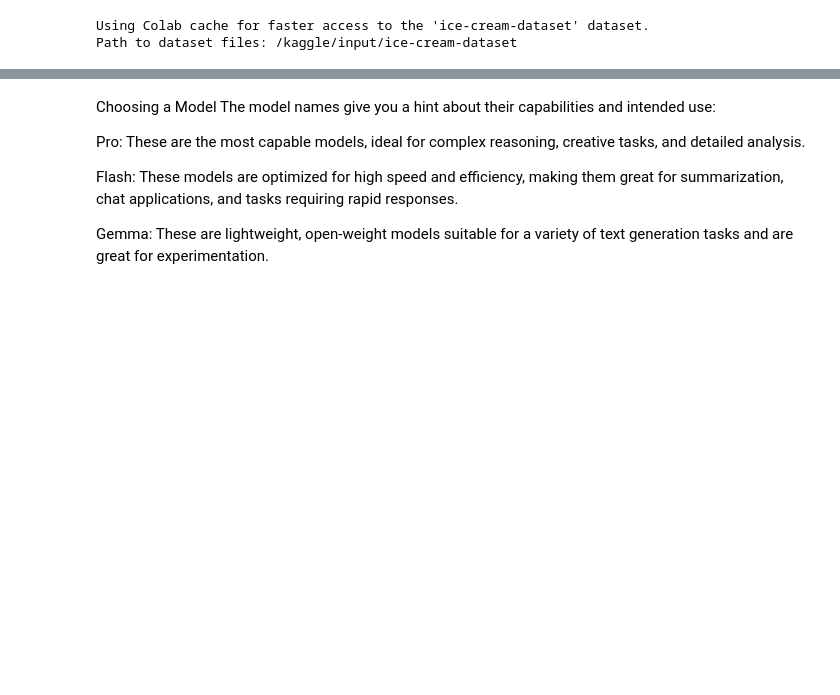
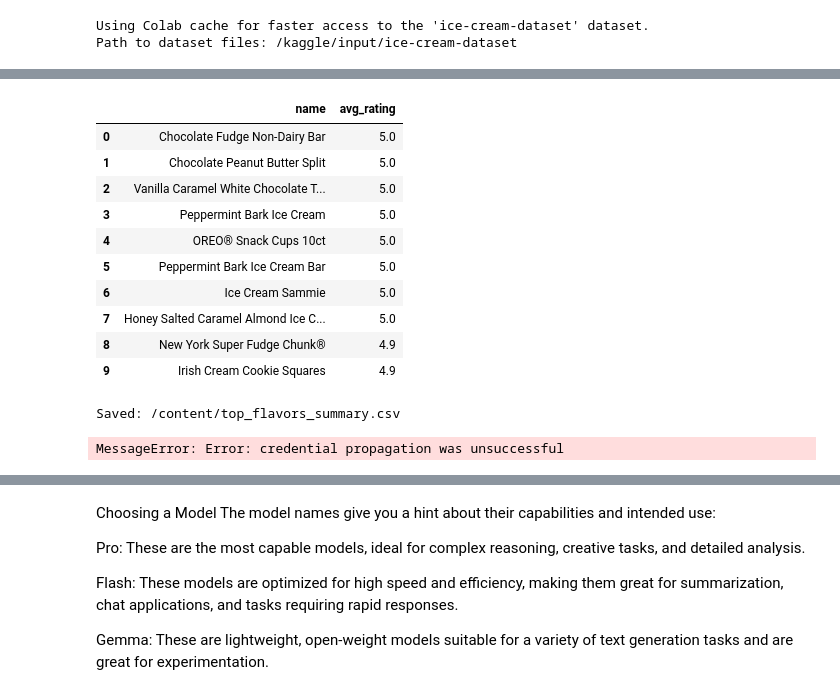
Before and after one commit to Sneha2025L/SnehaGoogleColabFiles, a Jupyter notebook: notebooks/Getting_started_with_google_colab_ai.ipynb, the cells around one changed output, grey strips where cells are left out. Drawn from its saved outputs; the diff is of its cells as text; code cells hidden in the pictures; blank space fills up the shorter version.

```diff
--- a/notebooks/Getting_started_with_google_colab_ai.ipynb
+++ b/notebooks/Getting_started_with_google_colab_ai.ipynb
@@ -50,0 +35,10 @@ print("Path to dataset files:", path)
+# %%
+# basic cleaning
+df = df.copy()
+# show nulls and basic stats
+print("Nulls per column:\n", df.isna().sum())
+print("\nDescribe numeric columns:\n", df.describe(include='number').T)
+
+# Example: if columns are 'flavor', 'rating', 'brand', ensure types
+if 'rating' in df.columns:
+    df['rating'] = pd.to_numeric(df['rating'], errors='coerce')
@@ -50,0 +71,31 @@ print("Path to dataset files:", path)
+# %%
+# compute top 10 flavors by average rating
+if 'name' in df.columns and 'rating' in df.columns:
+    top_flavors = df.groupby('name')['rating'].mean().sort_values(ascending=False).head(10).reset_index()
+    top_flavors.columns = ['name','avg_rating']
+    display(top_flavors)
+else:
+    print("Columns 'name' and 'rating' not found. Columns:", list(df.columns))
+# %% [output]
+|  | name | avg_rating |
+| 0 | Chocolate Fudge Non-Dairy Bar | 5.0 |
+| 1 | Chocolate Peanut Butter Split | 5.0 |
+| 2 | Vanilla Caramel White Chocolate T... | 5.0 |
+| 3 | Peppermint Bark Ice Cream | 5.0 |
+| 4 | OREO® Snack Cups 10ct | 5.0 |
+| 5 | Peppermint Bark Ice Cream Bar | 5.0 |
+| 6 | Ice Cream Sammie | 5.0 |
+| 7 | Honey Salted Caramel Almond Ice C... | 5.0 |
+| 8 | New York Super Fudge Chunk® | 4.9 |
+| 9 | Irish Cream Cookie Squares | 4.9 |
+# %%
+out_path = "/content/top_flavors_summary.csv"
+top_flavors.to_csv(out_path, index=False)
+print("Saved:", out_path)
+# %% [output]
+Saved: /content/top_flavors_summary.csv
+# %%
+from google.colab import sheets
+sheet = sheets.InteractiveSheet(df=top_flavors)
+# %% [output]
+MessageError: Error: credential propagation was unsuccessful
```
Also changed, not shown: parts of 82 cells of this notebook.
